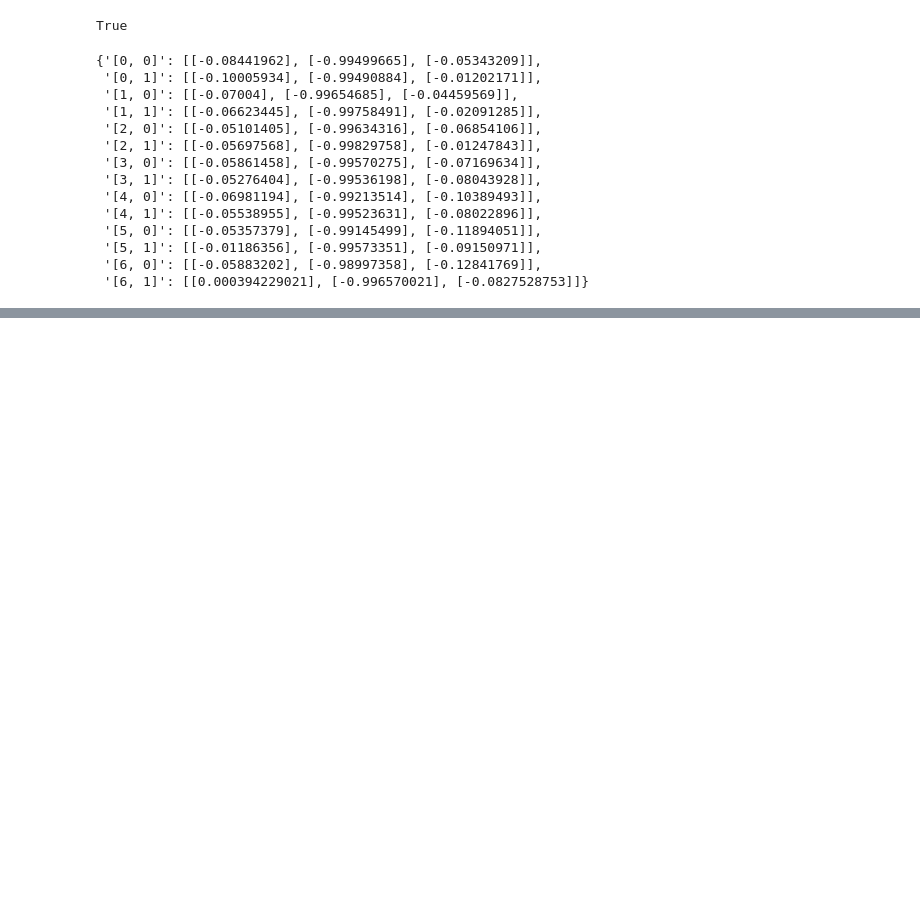
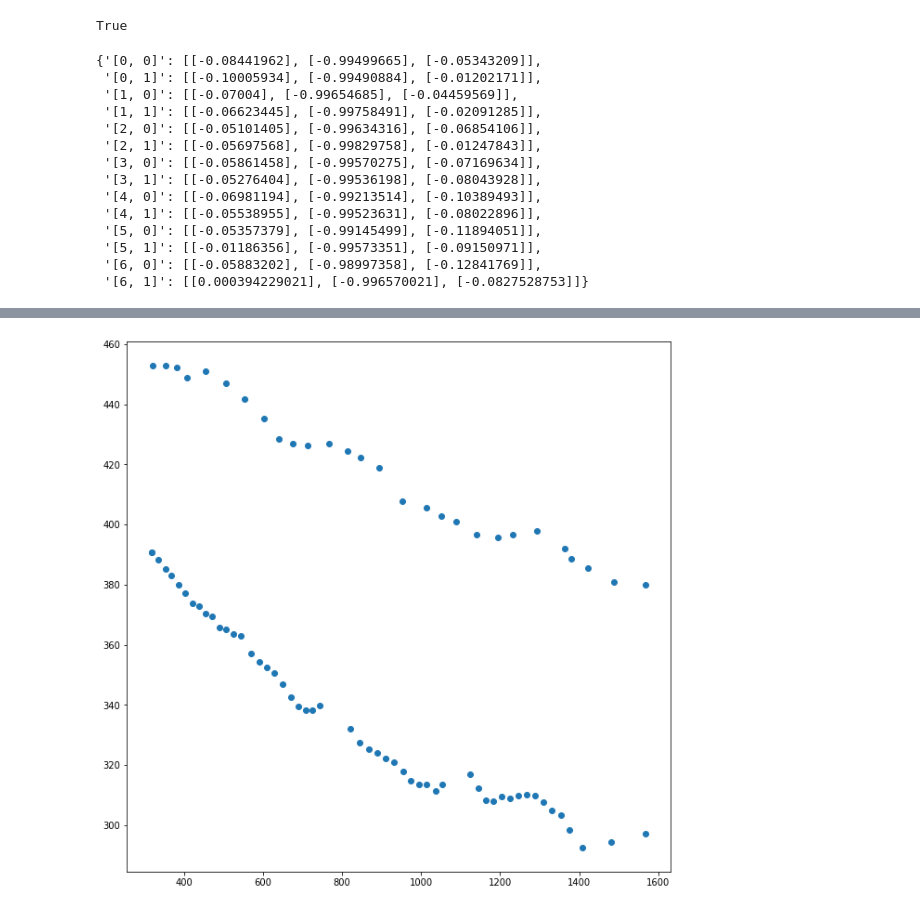
Before and after one commit to emjoyce/skeleton_keys_polygon, a Jupyter notebook: cut_polygons_1.ipynb, the cells around one changed output, grey strips where cells are left out. Saved outputs shown, nothing was run; the diff lists cells and outputs as text; code cells hidden in the pictures; blank space fills up the shorter version.

```diff
--- a/cut_polygons_1.ipynb
+++ b/cut_polygons_1.ipynb
@@ -767,0 +827,10 @@ plot_layer_polygon(ax, test_poly)
+# %%
+fig, ax = plt.subplots()
+fig.set_size_inches(10.5, 10.5)
+
+
+for poly in layer_polygons[0:1]:
+    path = np.array(poly["path"]) * pia_surface["resolution"]
+    ax.scatter(path[:, 0], path[:, 1])
+# %% [output]
+[figure, added]
```
Also changed, not shown: parts of 65 cells of this notebook, 27 other files.
